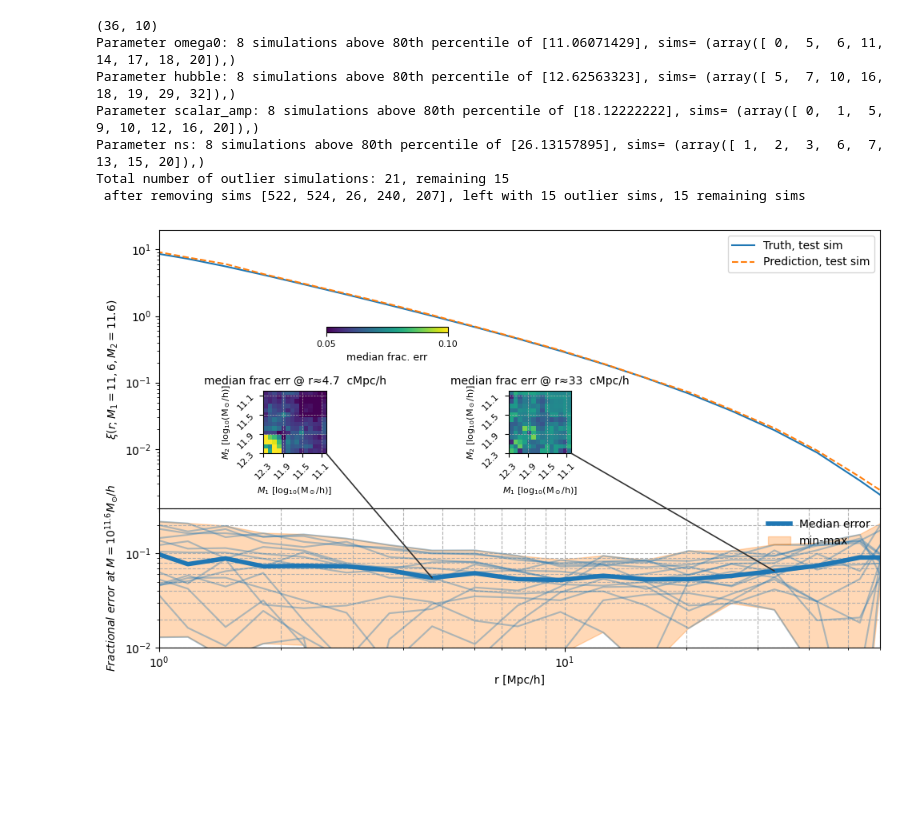
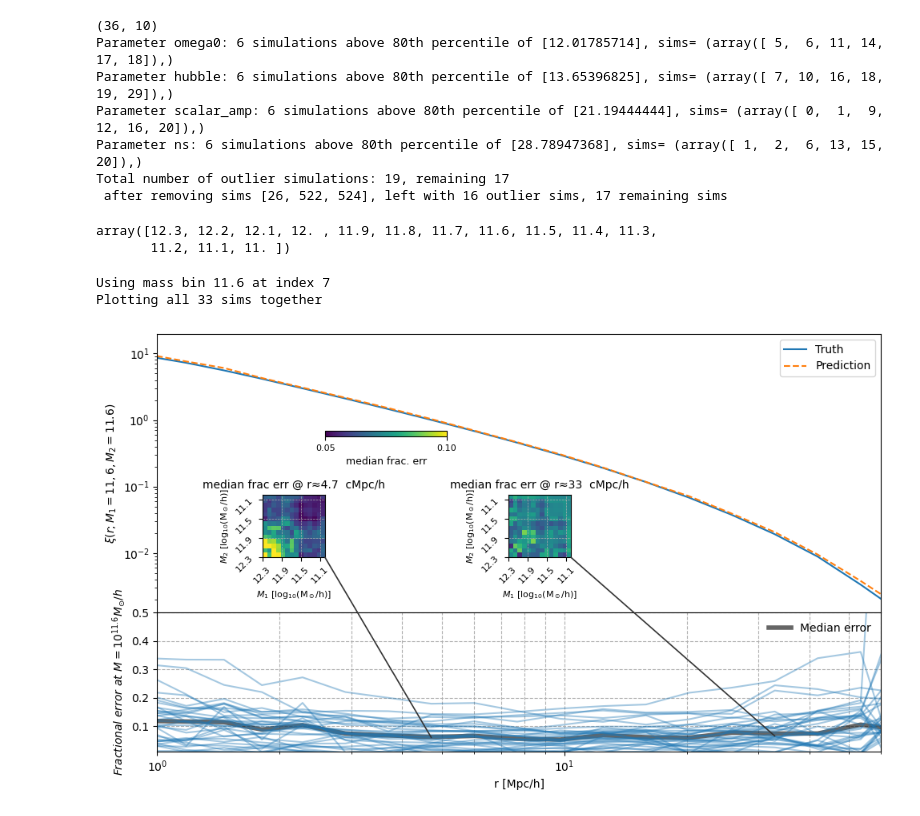
Before and after one commit to qezlou/Goku_ELG, a Jupyter notebook: emu/notebooks/train_xi/plot_for_paper.ipynb, the cells around one changed output. Cells and saved outputs as stored; diff of their text form; code cells hidden in the pictures; blank space fills up the shorter version.

Commit message:
plots for paper

```diff
--- a/emu/notebooks/train_xi/plot_for_paper.ipynb
+++ b/emu/notebooks/train_xi/plot_for_paper.ipynb
@@ -27,7 +27,7 @@ print(dist.shape)
 ind_sims = np.arange(dist.shape[0])
 outlier_sims = []
 for p in indp:
-    percent = np.percentile(dist[:,p], [80])
+    percent = np.percentile(dist[:,p], [85])
     ind_above = np.where(dist[:,p] >= percent[0])
     print(f"Parameter {list(plot_xi_emu.latex_labels.keys())[p]}: {len(ind_above[0])} simulations above 80th percentile of {percent}, sims= {ind_above}")
     outlier_sims.extend(ind_above)
@@ -37,21 +37,29 @@ print(f"Total number of outlier simulations: {len(outlier_sims)}, remaining {len
 
 
 # Remove the LOOCV for the extreme cosmologies, in `investigate_instabilities.ipynb``
-extreme_inds = [18, 20, 2, 12, 9]
-extreme_sim_ids = [522, 524, 26, 240, 207]
+#extreme_inds = [18, 20, 2, 12, 9]
+#extreme_sim_ids = [522, 524, 26, 240, 207]
+extreme_inds = [2, 18, 20]
+extreme_sim_ids = [26, 522, 524]
+
 for i, id in enumerate(extreme_inds):
     #print()
     assert str(extreme_sim_ids[i]).rjust(4, '0') == plot_xi_emu.sim_tags[id][-4::], f'{i} -  {plot_xi_emu.sim_tags[i][-4::]}'
-outlier_sims = np.setdiff1d(remaining_sims, extreme_inds)
+outlier_sims = np.setdiff1d(outlier_sims, extreme_inds)
 print(f' after removing sims {extreme_sim_ids}, left with {len(outlier_sims)} outlier sims, {len(remaining_sims)} remaining sims')
 # %% [output]
 (36, 10)
-Parameter omega0: 8 simulations above 80th percentile of [11.06071429], sims= (array([ 0,  5,  6, 11, 14, 17, 18, 20]),)
-Parameter hubble: 8 simulations above 80th percentile of [12.62563323], sims= (array([ 5,  7, 10, 16, 18, 19, 29, 32]),)
-Parameter scalar_amp: 8 simulations above 80th percentile of [18.12222222], sims= (array([ 0,  1,  5,  9, 10, 12, 16, 20]),)
-Parameter ns: 8 simulations above 80th percentile of [26.13157895], sims= (array([ 1,  2,  3,  6,  7, 13, 15, 20]),)
-Total number of outlier simulations: 21, remaining 15
- after removing sims [522, 524, 26, 240, 207], left with 15 outlier sims, 15 remaining sims
+Parameter omega0: 6 simulations above 80th percentile of [12.01785714], sims= (array([ 5,  6, 11, 14, 17, 18]),)
+Parameter hubble: 6 simulations above 80th percentile of [13.65396825], sims= (array([ 7, 10, 16, 18, 19, 29]),)
+Parameter scalar_amp: 6 simulations above 80th percentile of [21.19444444], sims= (array([ 0,  1,  9, 12, 16, 20]),)
+Parameter ns: 6 simulations above 80th percentile of [28.78947368], sims= (array([ 1,  2,  6, 13, 15, 20]),)
+Total number of outlier simulations: 19, remaining 17
+ after removing sims [26, 522, 524], left with 16 outlier sims, 17 remaining sims
+# %%
+np.unique(plot_xi_emu.emu.mbins[:,0])[::-1]
+# %% [output]
+array([12.3, 12.2, 12.1, 12. , 11.9, 11.8, 11.7, 11.6, 11.5, 11.4, 11.3,
+       11.2, 11.1, 11. ])
 # %%
 import matplotlib.pyplot as plt
 import numpy as np
@@ -61,11 +69,12 @@ fig, ax = plt.subplots(2, 1, figsize=(10, 6), sharex=True, sharey=False, gridspe
 mass_bins = np.unique(plot_xi_emu.emu.mbins[:,0])[::-1]
 
 indm = 7
+print(f'Using mass bin {mass_bins[indm]} at index {indm}')
 frac_errs = plot_xi_emu.frac_errs[:,indm, indm,:]
 
 
-ax[0].plot(plot_xi_emu.rbins, plot_xi_emu.truth[35,indm, indm,:], color='C0', alpha=1, label='Truth, test sim')
-ax[0].plot(plot_xi_emu.rbins, plot_xi_emu.pred[35,indm, indm,:], color='C1', alpha=1, label='Prediction, test sim', ls='--')
+ax[0].plot(plot_xi_emu.rbins, plot_xi_emu.truth[35,indm, indm,:], color='C0', alpha=1, label='Truth')
+ax[0].plot(plot_xi_emu.rbins, plot_xi_emu.pred[35,indm, indm,:], color='C1', alpha=1, label='Prediction', ls='--')
 ax[0].set_xscale('log')
 ax[0].set_yscale('log')
 ax[0].set_ylabel(r'$\xi(r; M_1=11,6, M_2=11.6)$')
@@ -91,25 +100,26 @@ percentile_to_use = [0, 50, 100]
 
 # Combining all sims together
 all_sims = np.concatenate((remaining_sims, outlier_sims))
+print(f'Plotting all {len(all_sims)} sims together')
 percentile_err = np.nanpercentile(frac_errs[all_sims,:], percentile_to_use, axis=0)
-ax[1].plot(plot_xi_emu.rbins, percentile_err[1,:], color=f'C0', alpha=1, lw=4, label='Median error')
+ax[1].plot(plot_xi_emu.rbins, percentile_err[1,:], color=f'k', alpha=0.6, lw=4, label='Median error')
 for s in all_sims:
-    ax[1].plot(plot_xi_emu.rbins, frac_errs[s,:], color=f'C0', alpha=0.2)
+    ax[1].plot(plot_xi_emu.rbins, frac_errs[s,:], color=f'C0', alpha=0.4)
 #for s in outlier_sims:
-percentile_err = np.nanpercentile(frac_errs[outlier_sims,:], percentile_to_use, axis=0)
-ax[1].fill_between(plot_xi_emu.rbins, percentile_err[0], percentile_err[2], color='C1', alpha=0.3, label='min-max')
+#percentile_err = np.nanpercentile(frac_errs[outlier_sims,:], percentile_to_use, axis=0)
+#ax[1].fill_between(plot_xi_emu.rbins, percentile_err[0], percentile_err[2], color='C1', alpha=0.3, label='min-max')
 
 ax[1].set_xscale('log')
 #ax[1].set_yscale('log')
 ax[1].grid(which='both', linestyle='--', linewidth=0.8)
-ax[1].set_ylim(1e-2, 0.3)
+ax[1].set_ylim(1e-2, 0.5)
 ax[1].set_xlim(0.5, 50)
 ax[1].legend(loc='upper left')
 ax[1].set_ylabel(r'$Fractional \ error \ at  \ M = 10^{11.6} M_{\odot}/h$')
 ax[1].set_xlabel('r [Mpc/h]')
 ax[1].legend(frameon=False, loc='upper right')
 ax[1].set_xlim(1,60)
-ax[1].set_yscale('log')
+#ax[1].set_yscale('log')
 
 
 from mpl_toolkits.axes_grid1.inset_locator import inset_axes
@@ -155,32 +165,34 @@ inax2.set_title(fr"median frac err @ r≈{x2:.2g}  cMpc/h", fontsize=10)
 # inset ticks
 for iax in (inax1, inax2):
     iax.tick_params(labelsize=8, rotation=45)
     iax.set_xticks(mass_bins[::4])
     iax.set_yticks(mass_bins[::4])
     iax.grid(which='both', linestyle='--', linewidth=0.5)
     iax.set_xlabel(r'$M_1$ [log$_{10}$(M$_\odot$/h)]', fontsize=8)
     iax.set_ylabel(r'$M_2$ [log$_{10}$(M$_\odot$/h)]', fontsize=8)
 
 # Draw connections from the curve points to the insets (left-center of each inset)
 con1 = ConnectionPatch(xyA=(x1, y1), coordsA=ax[1].transData,
                        xyB=(1, 0), coordsB=inax1.transAxes,
                        arrowstyle='-', lw=1.2, color='0.2')
 con2 = ConnectionPatch(xyA=(x2, y2), coordsA=ax[1].transData,
                        xyB=(1, 0.), coordsB=inax2.transAxes,
                        arrowstyle='-', lw=1.2, color='0.2')
 fig.add_artist(con1)
 fig.add_artist(con2)
 
 # Optional: a single shared colorbar for both insets
 cax = inset_axes(ax[1], width="28%", height="4%", loc="lower left",
                  bbox_to_anchor=(0.22, 2.2, 0.6, 1.0),
                  bbox_transform=ax[1].transAxes, borderpad=0.8)
 cb = fig.colorbar(im1, cax=cax, orientation='horizontal')
 cb.ax.tick_params(labelsize=8)
 cb.set_ticks(np.arange(vmin, vmax+0.01, 0.05))
 cb.set_label('median frac. err', fontsize=9)
 
 fig.tight_layout()
-fig.savefig('/home/qezlou/HD2/HETDEX/draft/gal-emu-paper/figures/xi_hh_loocv.pdf')
+#fig.savefig('/home/qezlou/HD2/HETDEX/draft/gal-emu-paper/figures/xi_hh_loocv.pdf')
 # %% [output]
+Using mass bin 11.6 at index 7
+Plotting all 33 sims together
-[figure, old version]
+[figure, new version]
```
Also changed, not shown: parts of 1 cell of this notebook, 2 other files.
